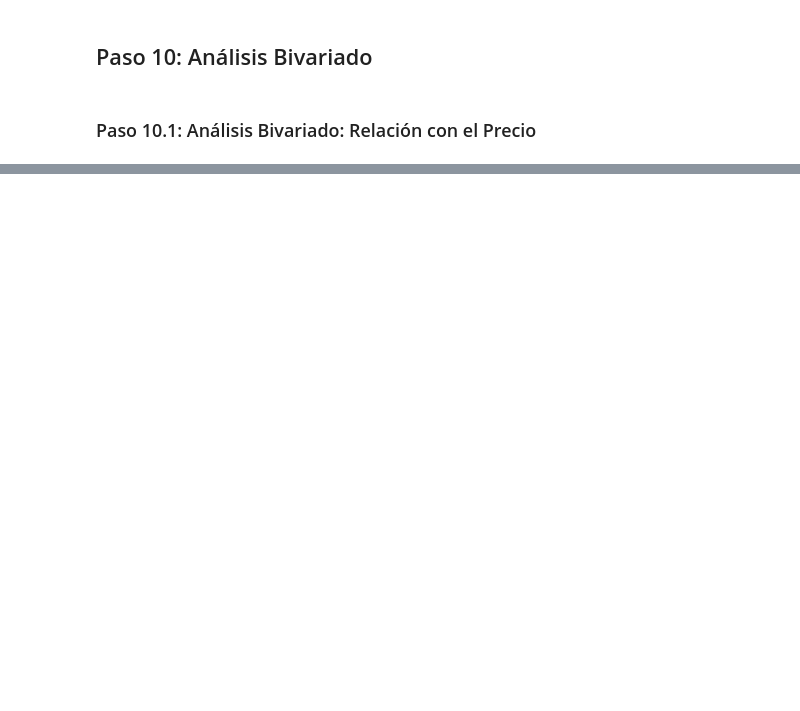
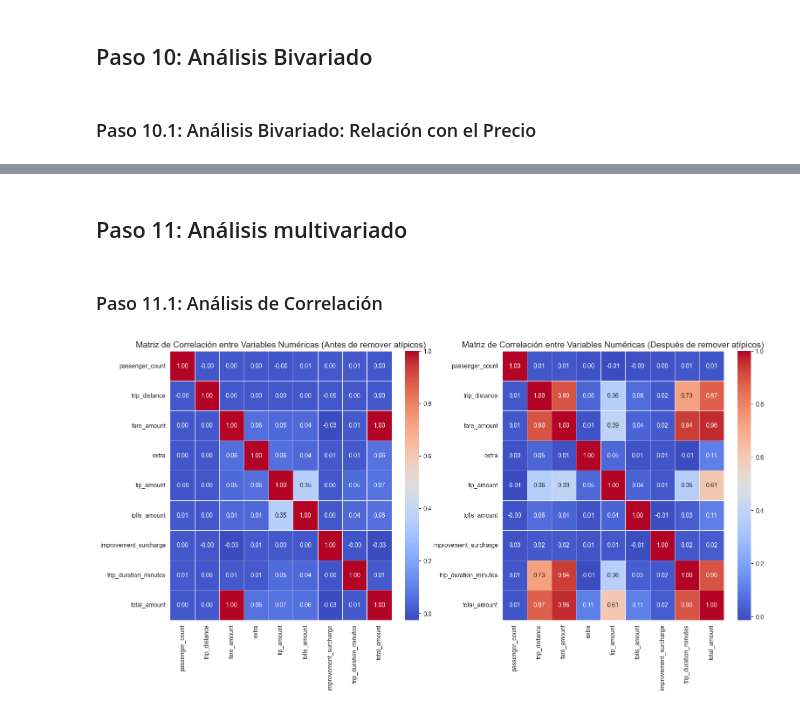
Before and after one commit to BlueAutomata/nyc-yellow-taxi, a Jupyter notebook: notebooks/NYC_Yellow_Taxi.ipynb, the cells around one changed output, grey strips where cells are left out. Drawn from its saved outputs; the diff is of its cells as text; code cells hidden in the pictures; blank space fills up the shorter version.

```diff
--- a/notebooks/NYC_Yellow_Taxi.ipynb
+++ b/notebooks/NYC_Yellow_Taxi.ipynb
@@ -234,0 +525,18 @@ plt.show()
+# %% [markdown]
+## Paso 11: Análisis multivariado
+# %% [markdown]
+### Paso 11.1: Análisis de Correlación
+# %%
+correlation_matrix = data[vars_nums + [target_var_num]].corr()
+plt.figure(figsize=(18, 8))
+plt.subplot(1, 2, 1)
+sns.heatmap(correlation_matrix, annot=True, cmap="coolwarm", fmt=".2f", linewidths=0.5)
+plt.title("Matriz de Correlación entre Variables Numéricas (Antes de remover atípicos)", fontsize=14)
+
+correlation_matrix_cleaned = data_cleaned[vars_nums + [target_var_num]].corr()
+plt.subplot(1, 2, 2)
+sns.heatmap(correlation_matrix_cleaned, annot=True, cmap="coolwarm", fmt=".2f", linewidths=0.5)
+plt.title("Matriz de Correlación entre Variables Numéricas (Después de remover atípicos)", fontsize=14)
+plt.show()
+# %% [output]
+[figure, added]
```
Also changed, not shown: parts of 41 cells of this notebook, 3 other files.
